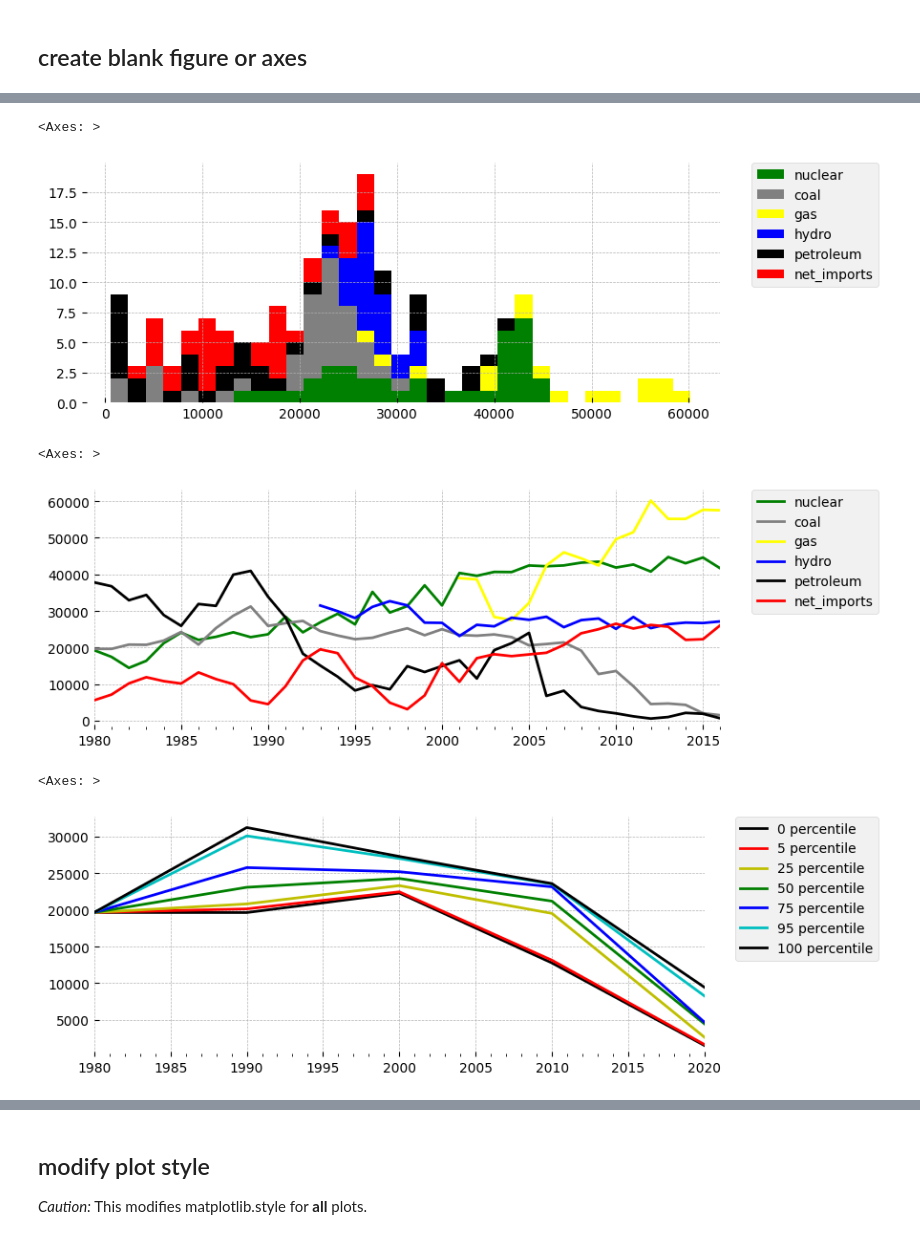
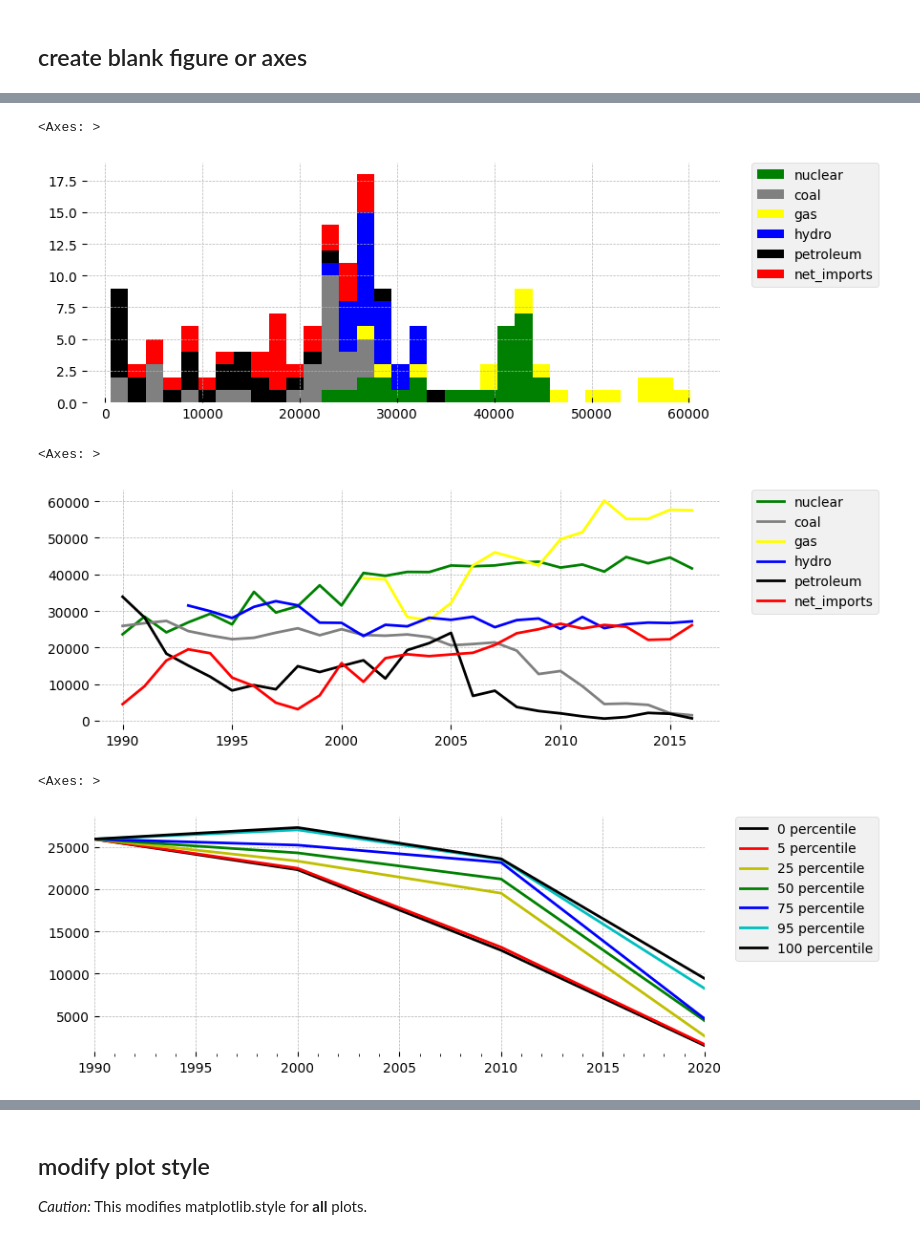
Before and after one commit to samkennerly/kingofsnake, a Jupyter notebook: books/plot.ipynb, the cells around one changed output, grey strips where cells are left out. Cells and saved outputs as stored; diff of their text form; code cells hidden in the pictures.

```diff
--- a/books/plot.ipynb
+++ b/books/plot.ipynb
@@ -9,21 +9,20 @@ from tools import DATADIR
 # %%
 from pandas import read_csv, to_datetime
 
+data = read_csv(DATADIR / 'examples/energy.csv')
 colors = "green grey yellow blue black red".split()
-data = read_csv(DATADIR / 'examples/energy.csv')
 
-# Remove whitespace and caps from column names
+# Standardize column names
 data.columns = data.columns.str.strip().str.lower().str.replace(' ', '_')
 
 # Consolidate columns
-_ = data.pop('total')
+del data['total']
 data['hydro'] = data.pop('conv._hydro') + data.pop('ps_hydro')
 data['gas'] = data.pop('lfg') + data.pop('natural_gas')
 
 # Sort and filter
-data = data.set_index('year').sort_index()
-data.index = to_datetime(data.index, format='%Y')
-data = data.loc['1980':, data.sum().nlargest(6).index]
+data = data.set_index('year').sort_index().astype(float)
+data = data.loc['1990':, data.sum().nlargest(6).index]
 
 data.tail()
 # %% [output]
@@ -123,18 +133,21 @@ show.density(data)
 show.hist(data, color=colors)
 # %% [output]
 <Axes: >
-[figure, old version]
+[figure, new version]
 # %%
 show.line(data, color=colors)
 # %% [output]
 <Axes: >
-[figure, old version]
+[figure, new version]
 # %%
 # .quant() only accepts timeseries inputs
-show.quant(data['coal'], '10Y')
+
+ts = data['coal']
+ts.index = to_datetime(ts.index, format='%Y')
+show.quant(ts, '10Y')
 # %% [output]
 <Axes: >
-[figure, old version]
+[figure, new version]
 # %%
 # .scatter() uses columns 2 & 3 as color and size (if they exist)
 
```
Also changed, not shown: parts of 19 cells of this notebook, 1 other file.
